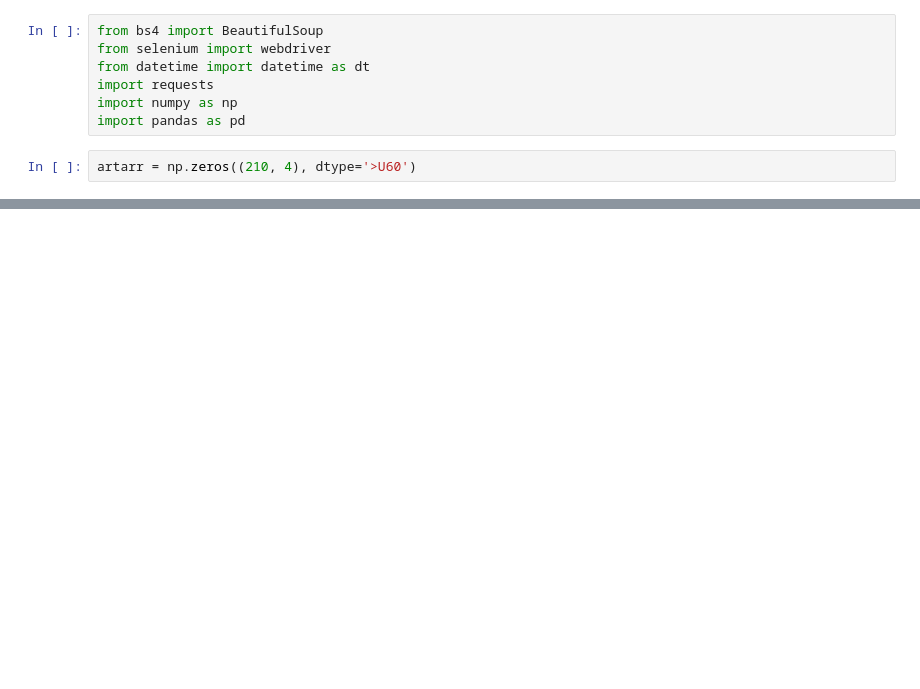
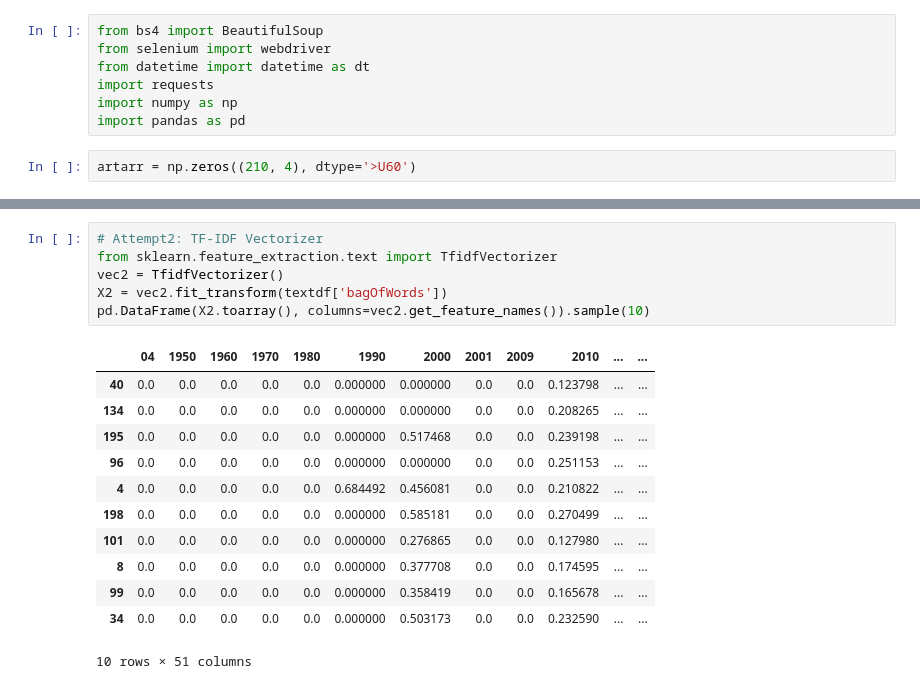
Before and after one commit to KAY1020/Melon_Recommendation_Systems, a Jupyter notebook: melon_artist_detail.ipynb, the cells around one changed output, grey strips where cells are left out. Cells and saved outputs as stored; diff of their text form; blank space fills up the shorter version.

```diff
--- a/melon_artist_detail.ipynb
+++ b/melon_artist_detail.ipynb
@@ -210 +251,20 @@ array([[1.        , 0.70352647, 0.54433105, ..., 0.60302269, 0.4472136 ,
         1.        ]])
+# %%
+# Attempt2: TF-IDF Vectorizer
+from sklearn.feature_extraction.text import TfidfVectorizer
+vec2 = TfidfVectorizer()
+X2 = vec2.fit_transform(textdf['bagOfWords'])
+pd.DataFrame(X2.toarray(), columns=vec2.get_feature_names()).sample(10)
+# %% [output]
+|  | 04 | 1950 | 1960 | 1970 | 1980 | 1990 | 2000 | 2001 | 2009 | 2010 | ... | ... |
+| 40 | 0.0 | 0.0 | 0.0 | 0.0 | 0.0 | 0.000000 | 0.000000 | 0.0 | 0.0 | 0.123798 | ... | ... |
+| 134 | 0.0 | 0.0 | 0.0 | 0.0 | 0.0 | 0.000000 | 0.000000 | 0.0 | 0.0 | 0.208265 | ... | ... |
+| 195 | 0.0 | 0.0 | 0.0 | 0.0 | 0.0 | 0.000000 | 0.517468 | 0.0 | 0.0 | 0.239198 | ... | ... |
+| 96 | 0.0 | 0.0 | 0.0 | 0.0 | 0.0 | 0.000000 | 0.000000 | 0.0 | 0.0 | 0.251153 | ... | ... |
+| 4 | 0.0 | 0.0 | 0.0 | 0.0 | 0.0 | 0.684492 | 0.456081 | 0.0 | 0.0 | 0.210822 | ... | ... |
+| 198 | 0.0 | 0.0 | 0.0 | 0.0 | 0.0 | 0.000000 | 0.585181 | 0.0 | 0.0 | 0.270499 | ... | ... |
+| 101 | 0.0 | 0.0 | 0.0 | 0.0 | 0.0 | 0.000000 | 0.276865 | 0.0 | 0.0 | 0.127980 | ... | ... |
+| 8 | 0.0 | 0.0 | 0.0 | 0.0 | 0.0 | 0.000000 | 0.377708 | 0.0 | 0.0 | 0.174595 | ... | ... |
+| 99 | 0.0 | 0.0 | 0.0 | 0.0 | 0.0 | 0.000000 | 0.358419 | 0.0 | 0.0 | 0.165678 | ... | ... |
+| 34 | 0.0 | 0.0 | 0.0 | 0.0 | 0.0 | 0.000000 | 0.503173 | 0.0 | 0.0 | 0.232590 | ... | ... |
+10 rows × 51 columns
```
Also changed, not shown: parts of 24 cells of this notebook, 1 other file.
